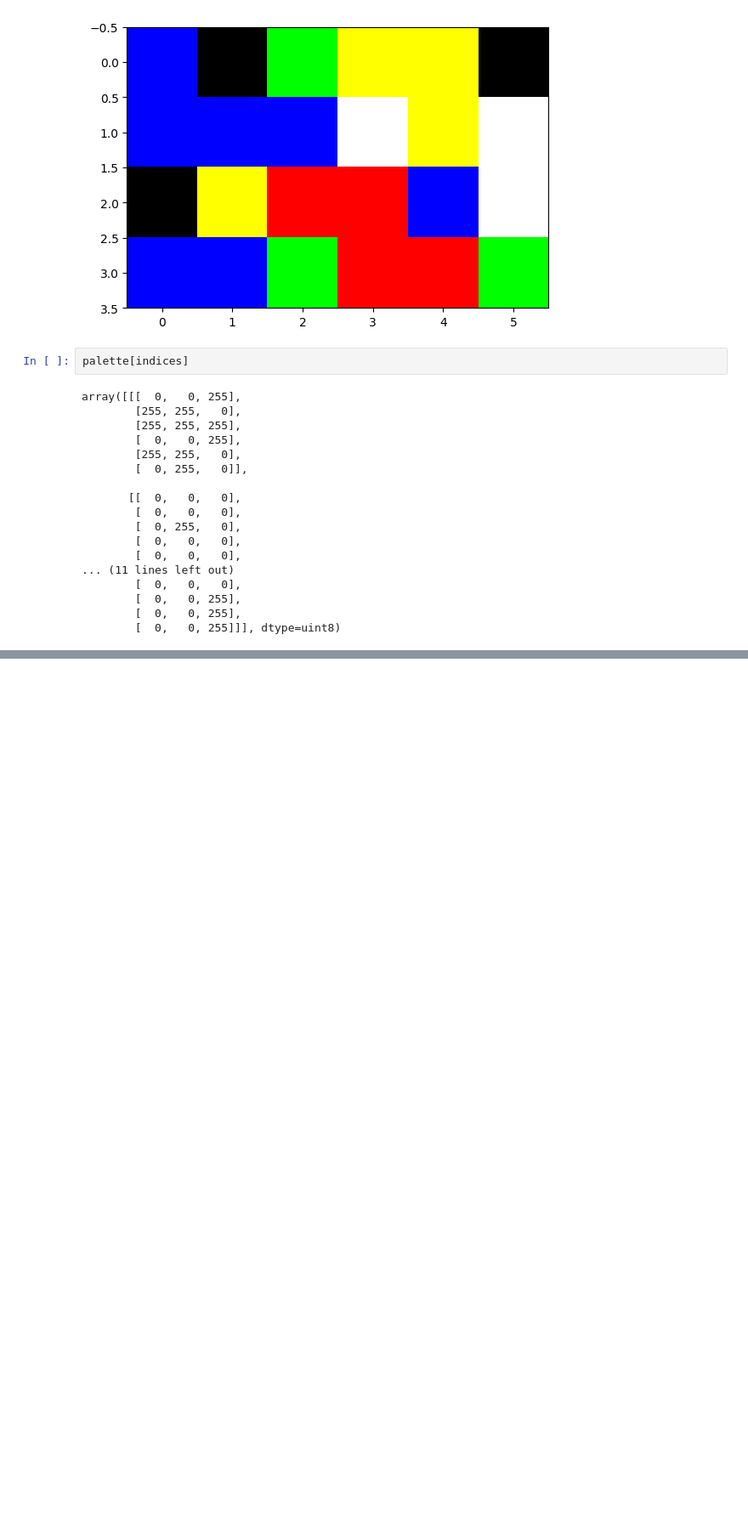
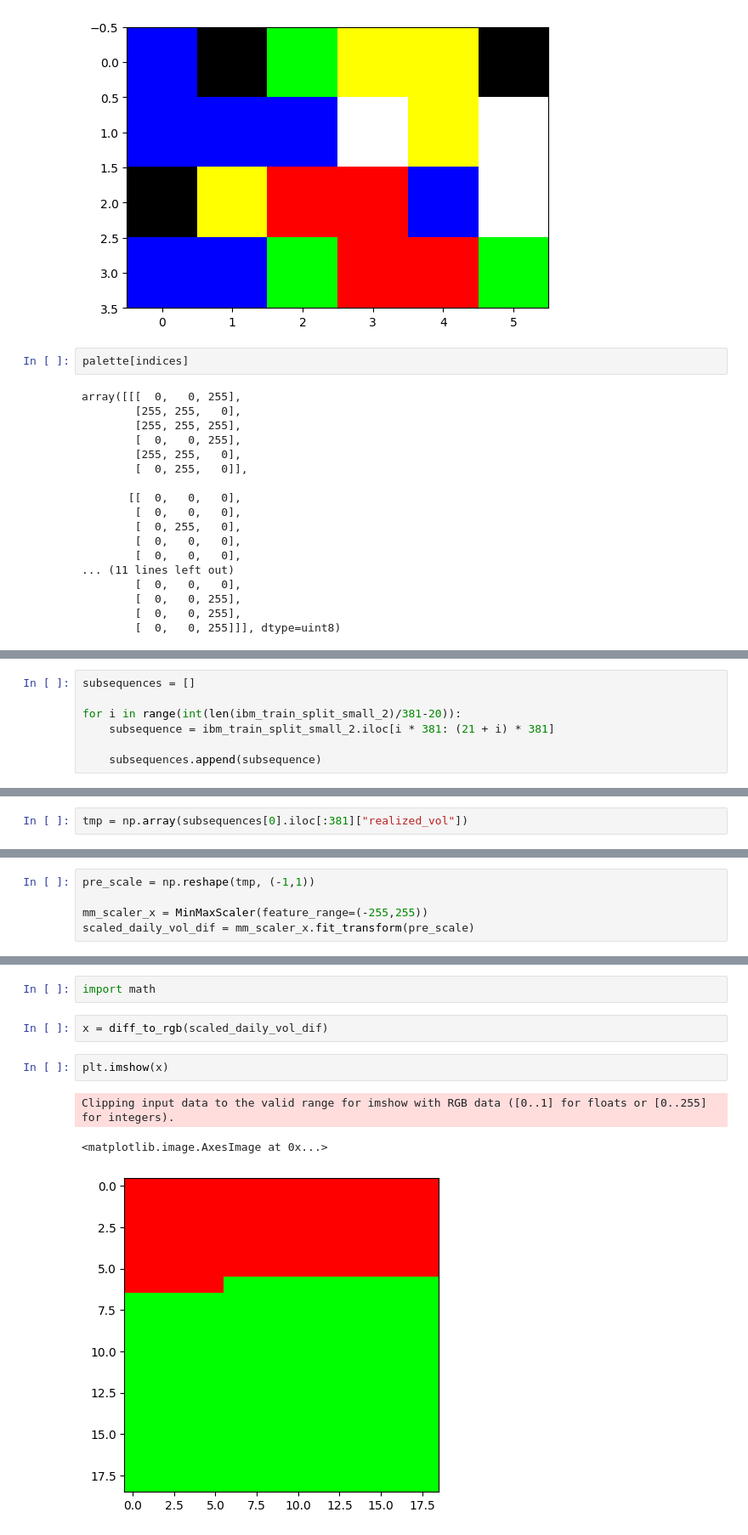
Before and after one commit to NicolasBuehringer/Bachelorarbeit, a Jupyter notebook: RV_calculation_new.ipynb, the cells around one changed output, grey strips where cells are left out. Shown at 85% size. Drawn from its saved outputs; the diff is of its cells as text; blank space fills up the shorter version.

Commit message:
added subsequences

```diff
--- a/RV_calculation_new.ipynb
+++ b/RV_calculation_new.ipynb
@@ -461,0 +529,7 @@ NameError: name 'realized_volatility' is not defined
+# %%
+subsequences = []
+
+for i in range(int(len(ibm_train_split_small_2)/381-20)):
+    subsequence = ibm_train_split_small_2.iloc[i * 381: (21 + i) * 381]
+
+    subsequences.append(subsequence)
@@ -461,0 +552,2 @@ NameError: name 'realized_volatility' is not defined
+# %%
+tmp = np.array(subsequences[0].iloc[:381]["realized_vol"])
@@ -461,0 +558,5 @@ NameError: name 'realized_volatility' is not defined
+# %%
+pre_scale = np.reshape(tmp, (-1,1))
+
+mm_scaler_x = MinMaxScaler(feature_range=(-255,255))
+scaled_daily_vol_dif = mm_scaler_x.fit_transform(pre_scale)
@@ -461,0 +583,10 @@ NameError: name 'realized_volatility' is not defined
+# %%
+import math
+# %%
+x = diff_to_rgb(scaled_daily_vol_dif)
+# %%
+plt.imshow(x)
+# %% [output]
+Clipping input data to the valid range for imshow with RGB data ([0..1] for floats or [0..255] for integers).
+<matplotlib.image.AxesImage at 0x...>
+[figure, added]
```
Also changed, not shown: parts of 77 cells of this notebook, 2 other files.
